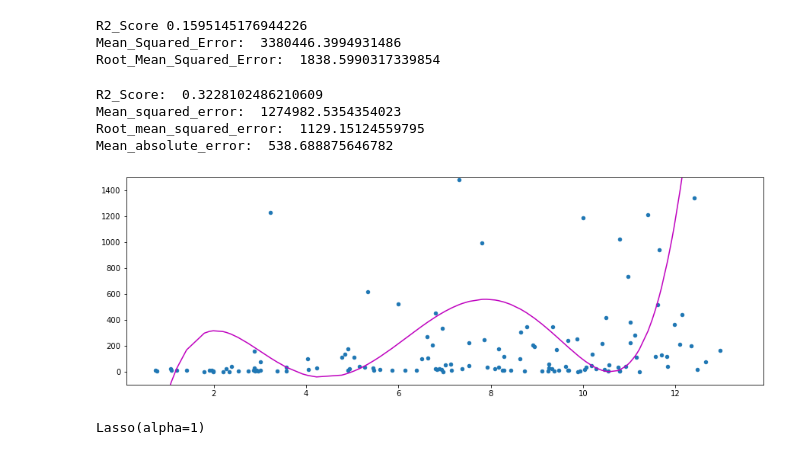
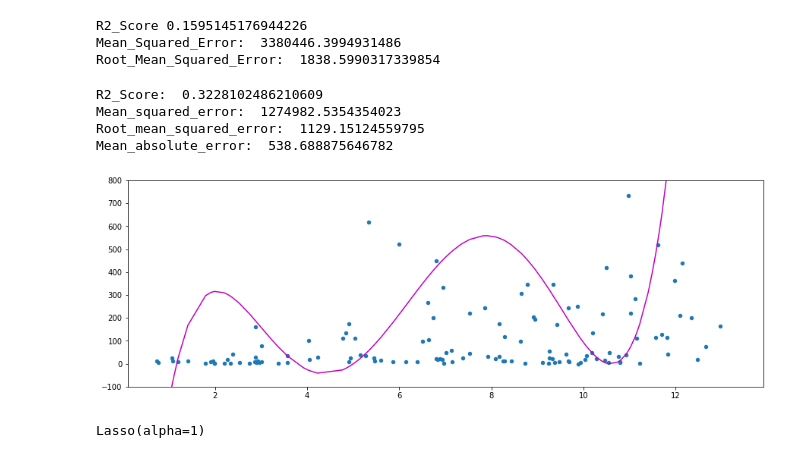
Before and after one commit to bluewallumich/Predicting-Educational-Outcomes, a Jupyter notebook: Milestone II Project v1.ipynb, the cells around one changed output. Drawn from its saved outputs; the diff is of its cells as text; code cells hidden in the pictures.

```diff
--- a/Milestone II Project v1.ipynb
+++ b/Milestone II Project v1.ipynb
@@ -647,35 +647,35 @@ X_ = PolynomialFeatures(degree=5,include_bias=False).fit_transform(Xpoly)
 poly_model = LinearRegression().fit(X_,ypoly)
 
 y_pred1 = poly_model.predict(X_)
 #print(y_pred)
 
 final_score1 = r2_score(ypoly,y_pred1)
 mean_sqrd_error1 = mean_squared_error(ypoly,y_pred1)
 root_mean_sqrd_error1 = np.sqrt(mean_squared_error(ypoly,y_pred1))
 mae = mean_absolute_error(ypoly,y_pred1)
 
 print("R2_Score: ",final_score1)
 print("Mean_squared_error: ",mean_sqrd_error1)
 print("Root_mean_squared_error: ",root_mean_sqrd_error1)
 print("Mean_absolute_error: ",mae)
 
 f = plt.figure()
 f.set_figwidth(15)
 f.set_figheight(5)
-plt.ylim(-100, 1500)
+plt.ylim(-100, 800)
 plt.scatter(Xpoly, ypoly, s=20)
 # sort the values of x before line plot
 sort_axis = operator.itemgetter(0)
 sorted_zip = sorted(zip(Xpoly,y_pred1), key=sort_axis)
 x, y_pred1 = zip(*sorted_zip)
 plt.plot(x, y_pred1, color='m')
 plt.show()
 # %% [output]
 R2_Score:  0.3228102486210609
 Mean_squared_error:  1274982.5354354023
 Root_mean_squared_error:  1129.15124559795
 Mean_absolute_error:  538.688875646782
-[figure, old version]
+[figure, new version]
 # %%
 ###LASSO REGRESSION
 from sklearn.linear_model import Lasso
```
